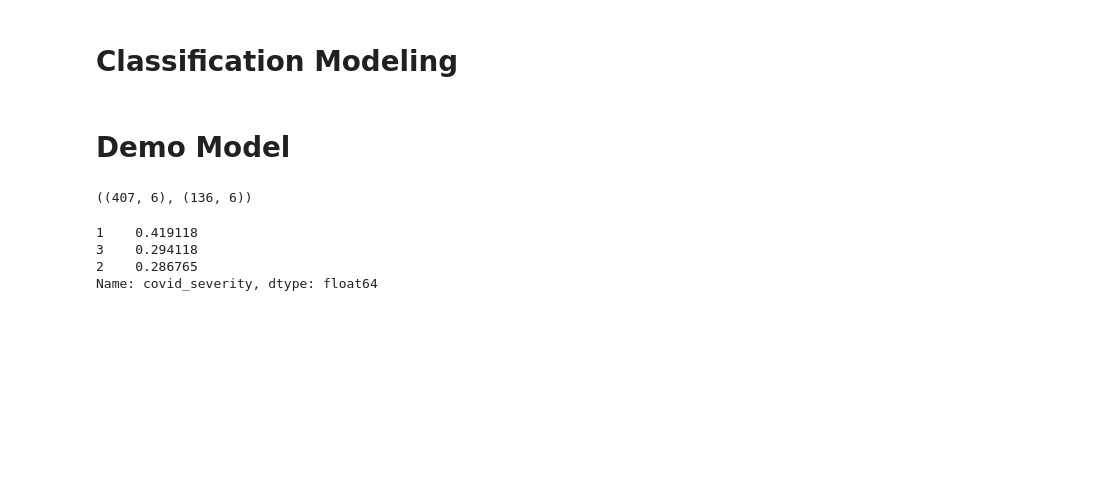
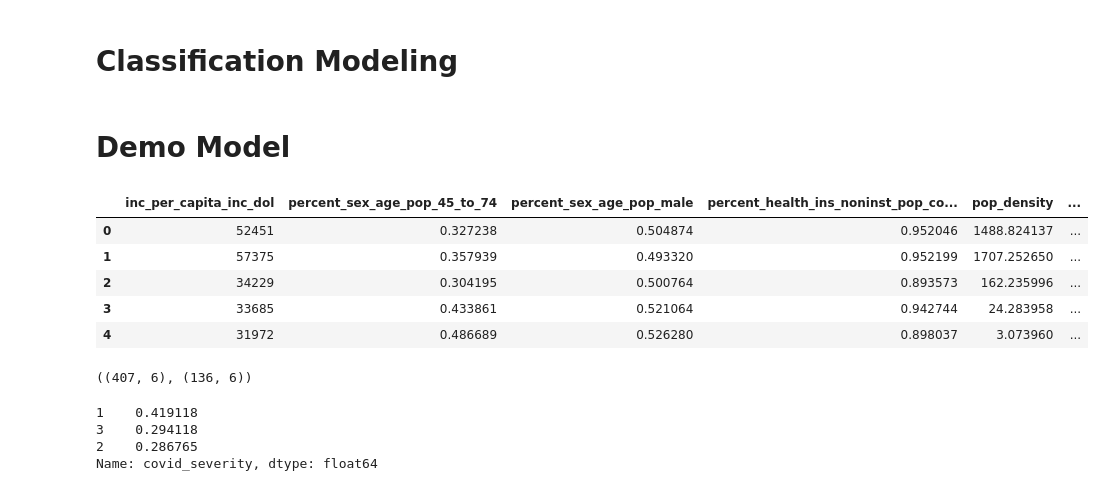
Before and after one commit to cxclark/covid19-analysis, a Jupyter notebook: code/06_modeling_5_states.ipynb, the cells around one changed output. Saved outputs shown, nothing was run; the diff lists cells and outputs as text; code cells hidden in the pictures; blank space fills up the shorter version.

```diff
--- a/code/06_modeling_5_states.ipynb
+++ b/code/06_modeling_5_states.ipynb
@@ -344,6 +344,15 @@ y = df['covid_severity']
 
 # Split X and y into train/test groups.
 X_train, X_test, y_train, y_test = train_test_split(X, y, stratify=y, random_state=42)
+# %%
+X.head(5)
+# %% [output]
+|  | inc_per_capita_inc_dol | percent_sex_age_pop_45_to_74 | percent_sex_age_pop_male | percent_health_ins_noninst_pop_co... | pop_density | ... |
+| 0 | 52451 | 0.327238 | 0.504874 | 0.952046 | 1488.824137 | ... |
+| 1 | 57375 | 0.357939 | 0.493320 | 0.952199 | 1707.252650 | ... |
+| 2 | 34229 | 0.304195 | 0.500764 | 0.893573 | 162.235996 | ... |
+| 3 | 33685 | 0.433861 | 0.521064 | 0.942744 | 24.283958 | ... |
+| 4 | 31972 | 0.486689 | 0.526280 | 0.898037 | 3.073960 | ... |
 # %%
 # Display the shape of the training and test data.
 X_train.shape, X_test.shape
```
